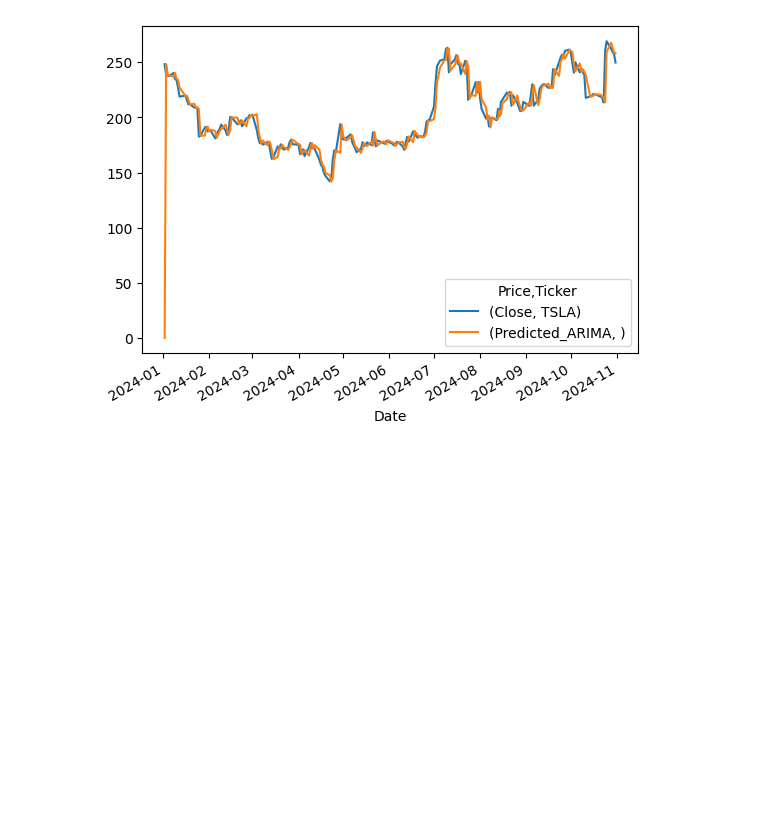
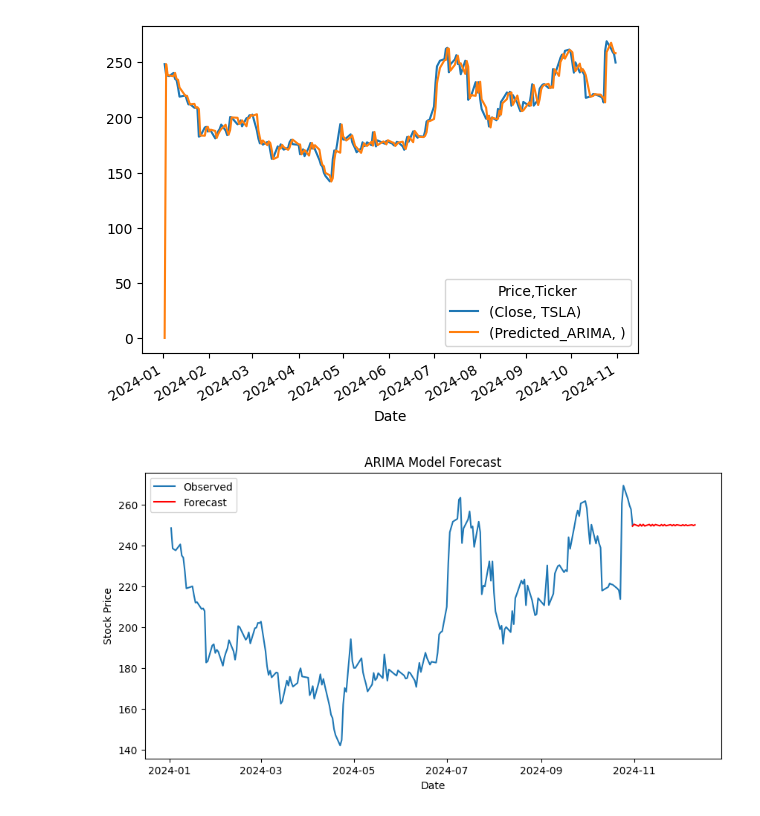
Before and after one commit to PatilDivya-10/local, a Jupyter notebook: TSLA_ActualndPredict.ipynb, the cells around one changed output. Saved outputs shown, nothing was run; the diff lists cells and outputs as text; code cells hidden in the pictures; blank space fills up the shorter version.

Commit message:
adding forecasting but need to handle

```diff
--- a/TSLA_ActualndPredict.ipynb
+++ b/TSLA_ActualndPredict.ipynb
@@ -240,3 +240,23 @@ tsla[['Close','Predicted_ARIMA']].plot()
 # %% [output]
 <Axes: xlabel='Date'>
 [figure]
+# %%
+forecast_steps = 30
+forecast = model_ARIMA_fit.forecast(steps=forecast_steps)
+
+# Create a forecasted index (next 30 days)
+forecast_index = pd.date_range(start=tsla.index[-1] + pd.Timedelta(days=0), periods=forecast_steps, freq='B')
+
+# Step 6: Visualize the results
+plt.figure(figsize=(10, 5))
+plt.plot(tsla['Close'], label='Observed')
+
+plt.plot(forecast_index, forecast, label='Forecast', color='red')
+
+plt.title('ARIMA Model Forecast')
+plt.xlabel('Date')
+plt.ylabel('Stock Price')
+plt.legend()
+plt.show()
+# %% [output]
+[figure, added]
```
